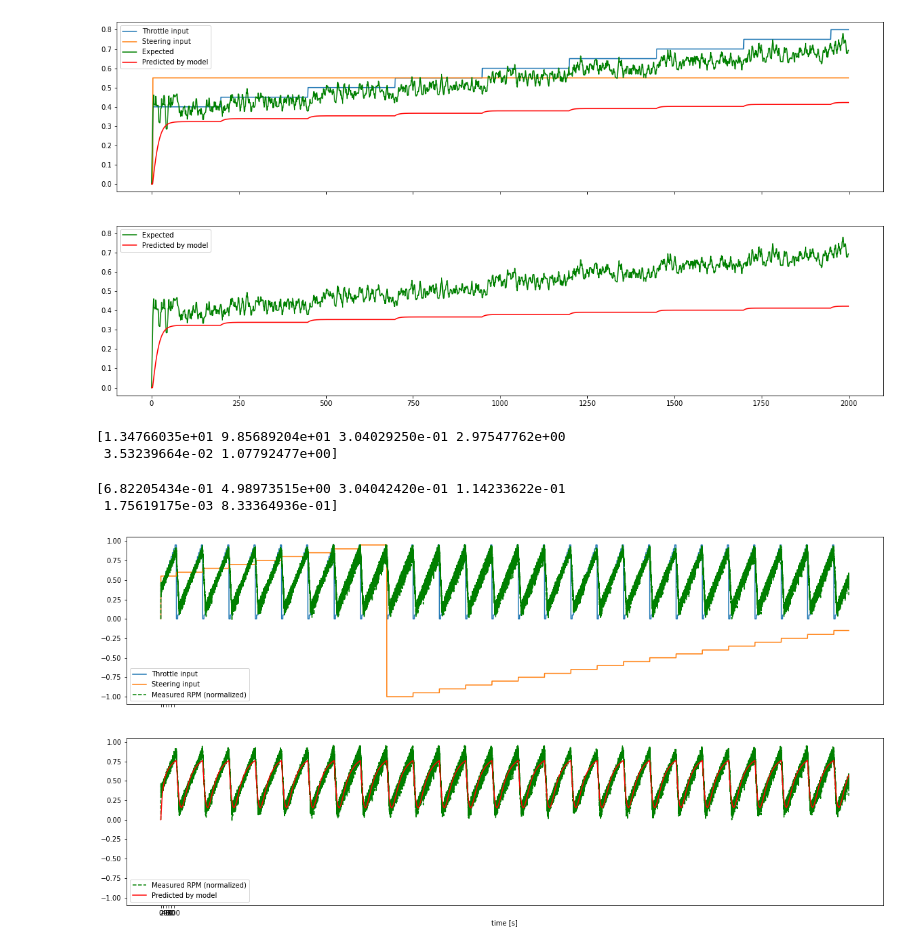
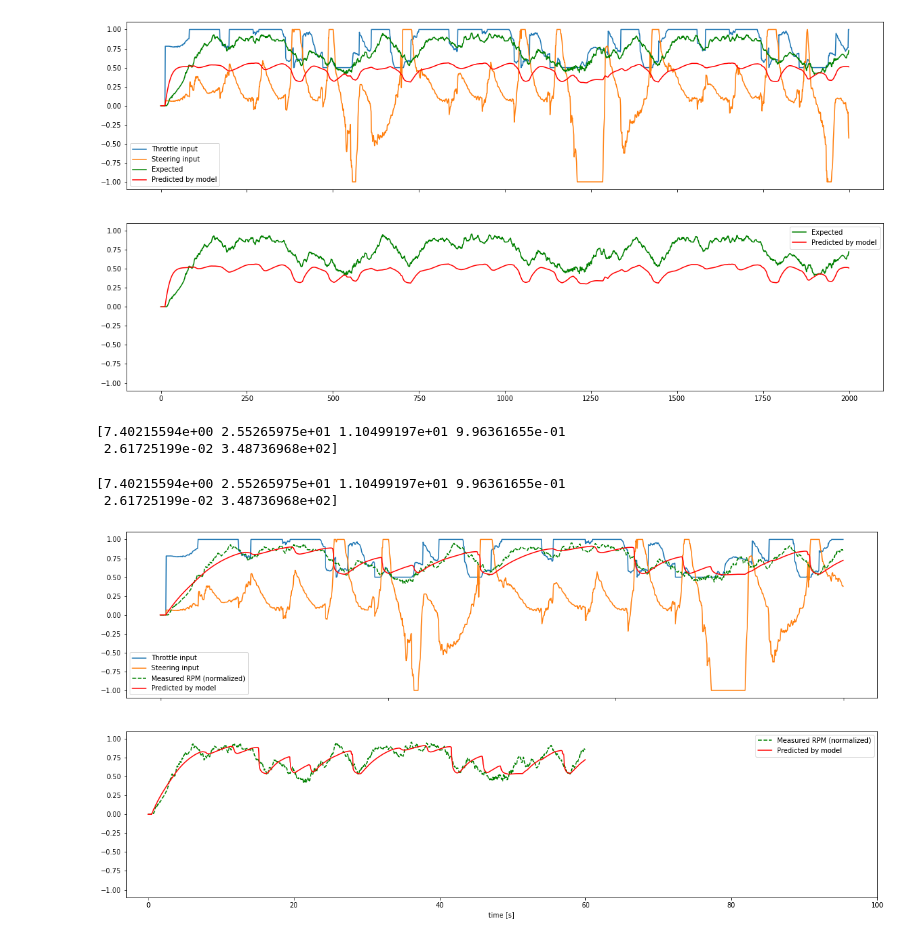
Before and after one commit to simonrozsival/racer, a Jupyter notebook: experiments/motor-rpm-experiment/rpm-simulator.ipynb, the cells around one changed output. Cells and saved outputs as stored; diff of their text form; code cells hidden in the pictures.

```diff
--- a/experiments/motor-rpm-experiment/rpm-simulator.ipynb
+++ b/experiments/motor-rpm-experiment/rpm-simulator.ipynb
@@ -4,16 +4,19 @@ import pandas as pd
 import matplotlib.pyplot as plt
 import numpy as np
 # %%
-max_rpm = 16057
+max_rpm = 0
 
-input_files = ["telemetry-simulator.csv"]
+input_files = ["telemetry-pure-pursuit.csv"]
 csvs = []
-period = 5
+period = 7
 for file in input_files:
     print(file)
     csv = pd.read_csv(file)
+    max_rpm = max(max_rpm, max(csv["motor_rpm"]))
     csv["motor_rpm"] = np.convolve(csv["motor_rpm"], np.ones((period,)) / period, mode='same')
     csvs += [csv]
+
+print("max RPM: {}".format(max_rpm))
 
 for csv in csvs:
     plt.figure(figsize=(20, 10))
@@ -23,4 +26,11 @@ for csv in csvs:
     plt.plot(csv["motor_rpm"] / max_rpm, label="RPM")
     plt.legend()
     plt.show()
+
+    plt.grid()
+    #plt.plot(csv["throttle_input"], label="throttle")
+    #plt.plot(csv["steering_angle_input"], label="steering angle")
+    plt.plot(csv["speed"])
+    plt.legend()
+    plt.show()
 # %% [output]
@@ -79,6 +92,6 @@ model.compile(optimizer=tf.keras.optimizers.RMSprop(0.001),
               loss='mean_squared_error',
               metrics=['mean_absolute_error', 'mean_squared_error'])
 
-model.fit(x_train, y_train, epochs=50, use_multiprocessing=True)
+model.fit(x_train, y_train, epochs=5000, use_multiprocessing=True)
 
-model.evaluate(x_test, y_test)
+# model.evaluate(x_test, y_test)
@@ -104,6 +98,7 @@ Epoch 50/50
 # %%
 predicted_rpm = []
 rpm = 0
-for row in data[:500]:
-    rpm = float(model.predict([(rpm, row[1], row[2])])[0][0])
+
+for row in x_test[:500]:
+    rpm = float(model.predict([[(rpm, row[1], row[2])]])[0][0])
     predicted_rpm += [rpm]
@@ -256,7 +270,7 @@ ax1.legend()
 ax0.legend()
 plt.show()
 # %% [output]
-[figure, old version]
+[figure, new version]
 # %%
 from scipy.optimize import minimize
 
@@ -270,42 +284,42 @@ def err(x):
             err += (pred - ref[3]) ** 2
         return err
 
-x0 = [800.0, 800.0, 2, 2.0, 2.0, 3.0]
-bnds = ((0, 100), (0, 100), (0, 100), (0, 100), (0, 100), (0, 100)) # positive numbers
+x0 = [ 1.04431894,  3.61423249, 11.04262114,  0.94666014,  0.14904717, 63.33798472]
+bnds = ((0, 1000), (-1000, 1000), (-1000, 1000), (-1000, 1000), (-1000, 1000), (-1000, 1000))
 res = minimize(err, x0, method='SLSQP', bounds=bnds).x
 
 print(res)
 # %% [output]
-[1.34766035e+01 9.85689204e+01 3.04029250e-01 2.97547762e+00
- 3.53239664e-02 1.07792477e+00]
+[7.40215594e+00 2.55265975e+01 1.10499197e+01 9.96361655e-01
+ 2.61725199e-02 3.48736968e+02]
 # %%
-l = len(data)
+l = 1500
 o = 0
 
 print(res)
 
 # for csv in csvs:
 #     o += l
 #     l = len(csv)
 predicted = np.array(list(predict_custom(o, l, res)))
 
 fig, (ax0, ax1) = plt.subplots(nrows=2, sharex=True, sharey=True, figsize=(20, 10))
 
 ax0.plot(data[o:(o+l),1], label="Throttle input")
 ax0.plot(data[o:(o+l),2], label="Steering input")
 ax0.plot(data[o:(o+l),3], 'g--', label="Measured RPM (normalized)")
-#ax0.plot(predicted, 'r', label="Predicted by model")
+ax0.plot(predicted, 'r', label="Predicted by model")
 ax1.plot(data[o:(o+l),3], 'g--', label="Measured RPM (normalized)")
 ax1.plot(predicted, 'r', label="Predicted by model")
 ax1.legend()
 ax0.legend()
 
 plt.xlabel("time [s]")
 plt.xticks([0, 500, 1000, 1500, 2000, 2500], [0, 20, 40, 60, 80, 100])
 
 plt.show()
 # plt.savefig("fit_{}.pdf".format(o));
 # %% [output]
-[6.82205434e-01 4.98973515e+00 3.04042420e-01 1.14233622e-01
- 1.75619175e-03 8.33364936e-01]
+[7.40215594e+00 2.55265975e+01 1.10499197e+01 9.96361655e-01
+ 2.61725199e-02 3.48736968e+02]
-[figure, old version]
+[figure, new version]
```
Also changed, not shown: parts of 9 cells of this notebook, 30 other files.
